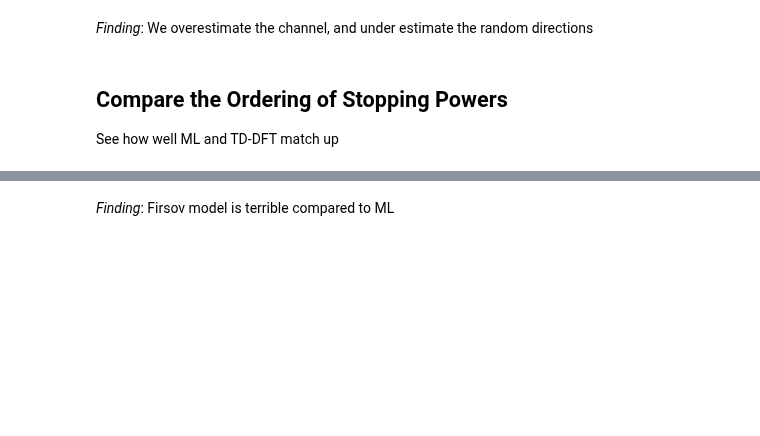
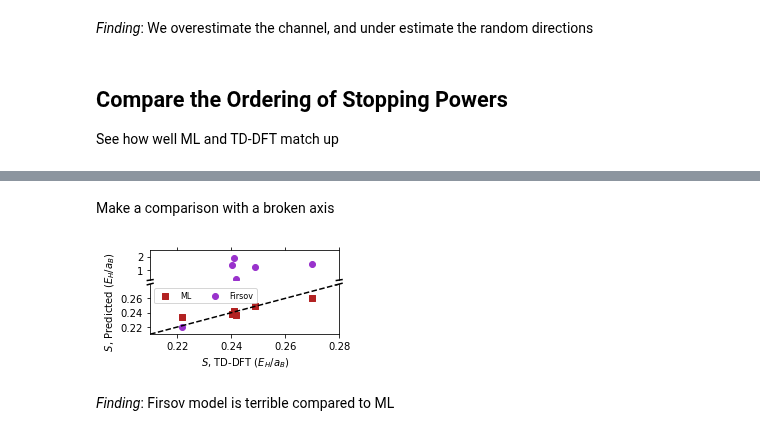
Before and after one commit to globus-labs/stopping-power-ml, a Jupyter notebook: single-velocity/firsov-model/1_validate_against_other_trajectories.ipynb, the cells around one changed output, grey strips where cells are left out. Drawn from its saved outputs; the diff is of its cells as text; code cells hidden in the pictures; blank space fills up the shorter version.

Commit message:
Split axes on comparison figure

```diff
--- a/single-velocity/firsov-model/1_validate_against_other_trajectories.ipynb
+++ b/single-velocity/firsov-model/1_validate_against_other_trajectories.ipynb
@@ -156,2 +151,55 @@ fig.savefig(os.path.join('figures', 'stopping-power-comparison.png'), dpi=320)
+# %% [markdown]
+Make a comparison with a broken axis
+# %%
+fig, axs = plt.subplots(2, 1, sharex=True, figsize=(3.5, 1.8), gridspec_kw={'height_ratios': [0.6, 1]})
+fig.subplots_adjust(hspace=0.1)  # adjust space between axes
+
+outlier_start = 0.28
+min_value = 0.21
+max_value = 0.28
+
+# Put all points on lower axes
+axs[1].scatter(results['tddft'], results['ml'], marker='s', label='ML', color='firebrick')
+axs[1].scatter(results['tddft'], results['firsov'], label='Firsov', color='darkorchid')
+
+subset = results.query(f'firsov > {outlier_start}')
+#axs[0].scatter(subset['tddft'], subset['ml'], label='ML')
+axs[0].scatter(subset['tddft'], subset['firsov'], label='Firsov', color='darkorchid')
+
+# Set the ranges for each
+for ax in axs:
+    ax.set_xlim([min_value, max_value])
+axs[1].set_ylim([min_value, max_value])
+axs[0].set_ylim([outlier_start, 2.5])
+axs[1].set_yticks([0.22, 0.24, 0.26])
+
+# hide the spines between ax and ax2
+axs[0].spines['bottom'].set_visible(False)
+axs[1].spines['top'].set_visible(False)
+axs[0].xaxis.tick_top()
+axs[0].tick_params(labeltop=False)  # don't put tick labels at the top
+axs[1].xaxis.tick_bottom()
+
+axs[1].plot(ax.get_xlim(), ax.get_xlim(), 'k--')
+
+d = .015  # how big to make the diagonal lines in axes coordinates
+# arguments to pass to plot, just so we don't keep repeating them
+kwargs = dict(transform=axs[0].transAxes, color='k', clip_on=False)
+axs[0].plot((-d, +d), (-d, +d), **kwargs)        # top-left diagonal
+axs[0].plot((1 - d, 1 + d), (-d, +d), **kwargs)  # top-right diagonal
+
+kwargs.update(transform=axs[1].transAxes)  # switch to the bottom axes
+axs[1].plot((-d, +d), (1 - d, 1 + d), **kwargs)  # bottom-left diagonal
+axs[1].plot((1 - d, 1 + d), (1 - d, 1 + d), **kwargs)  # bottom-right diagonal
+
+axs[1].set_xlabel('$S$, TD-DFT ($E_H / a_B$)')
+axs[1].set_ylabel('     $S$, Predicted ($E_H / a_B$)')
+axs[1].legend(ncol=2, fontsize=8)
+
+fig.subplots_adjust(0.2, 0.25, 0.95, 0.9)
+fig.savefig(os.path.join('figures', 'stopping-power-comparison.png'), dpi=320)
+fig.savefig(os.path.join('figures', 'stopping-power-comparison.pdf'))
+# %% [output]
+[figure, added]
 # %% [markdown]
 *Finding*: Firsov model is terrible compared to ML
```
Also changed, not shown: parts of 5 cells of this notebook, 5 other files.
